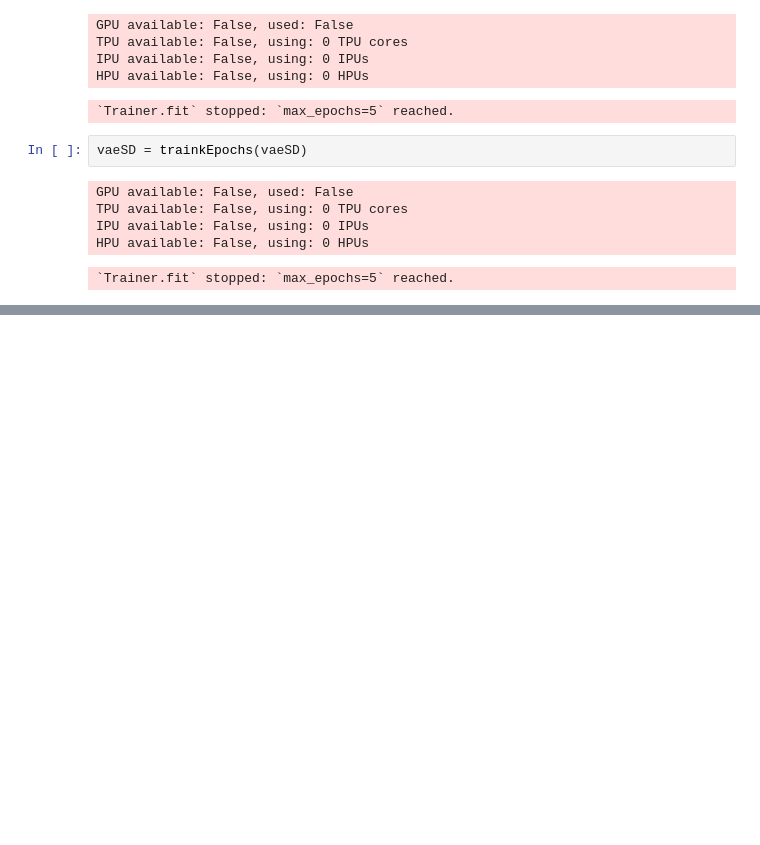
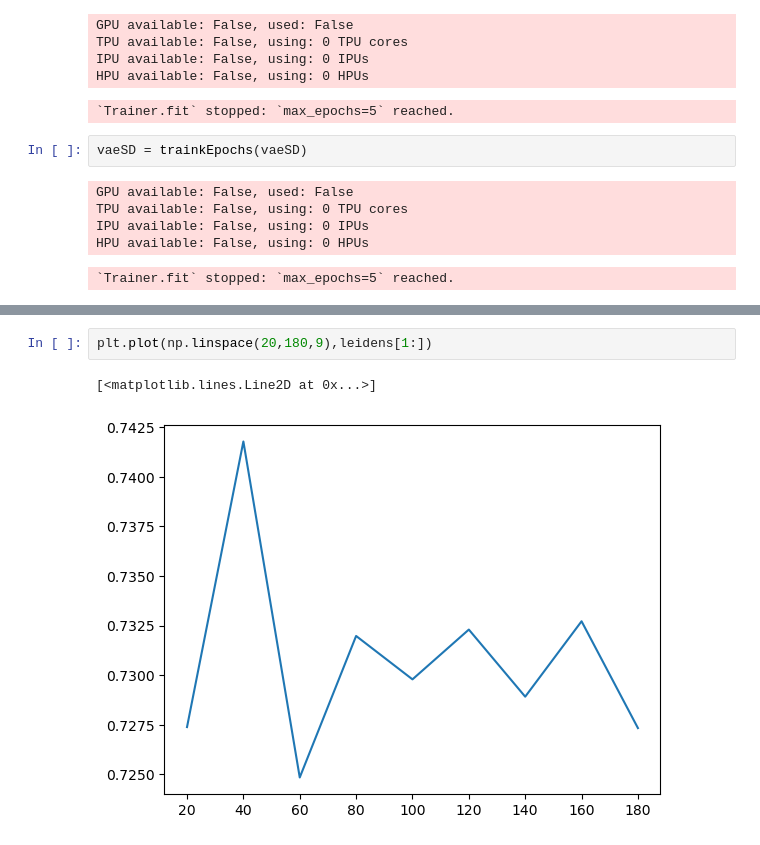
Before and after one commit to LeanderDiazBone/BachelorThesis, a Jupyter notebook: metrics_epochs.ipynb, the cells around one changed output, grey strips where cells are left out. Saved outputs shown, nothing was run; the diff lists cells and outputs as text; blank space fills up the shorter version.

```diff
--- a/metrics_epochs.ipynb
+++ b/metrics_epochs.ipynb
@@ -77,0 +215,5 @@ HPU available: False, using: 0 HPUs
+# %%
+plt.plot(np.linspace(20,180,9),leidens[1:])
+# %% [output]
+[<matplotlib.lines.Line2D at 0x...>]
+[figure, added]
```
Also changed, not shown: parts of 18 cells of this notebook, 14 other files.
